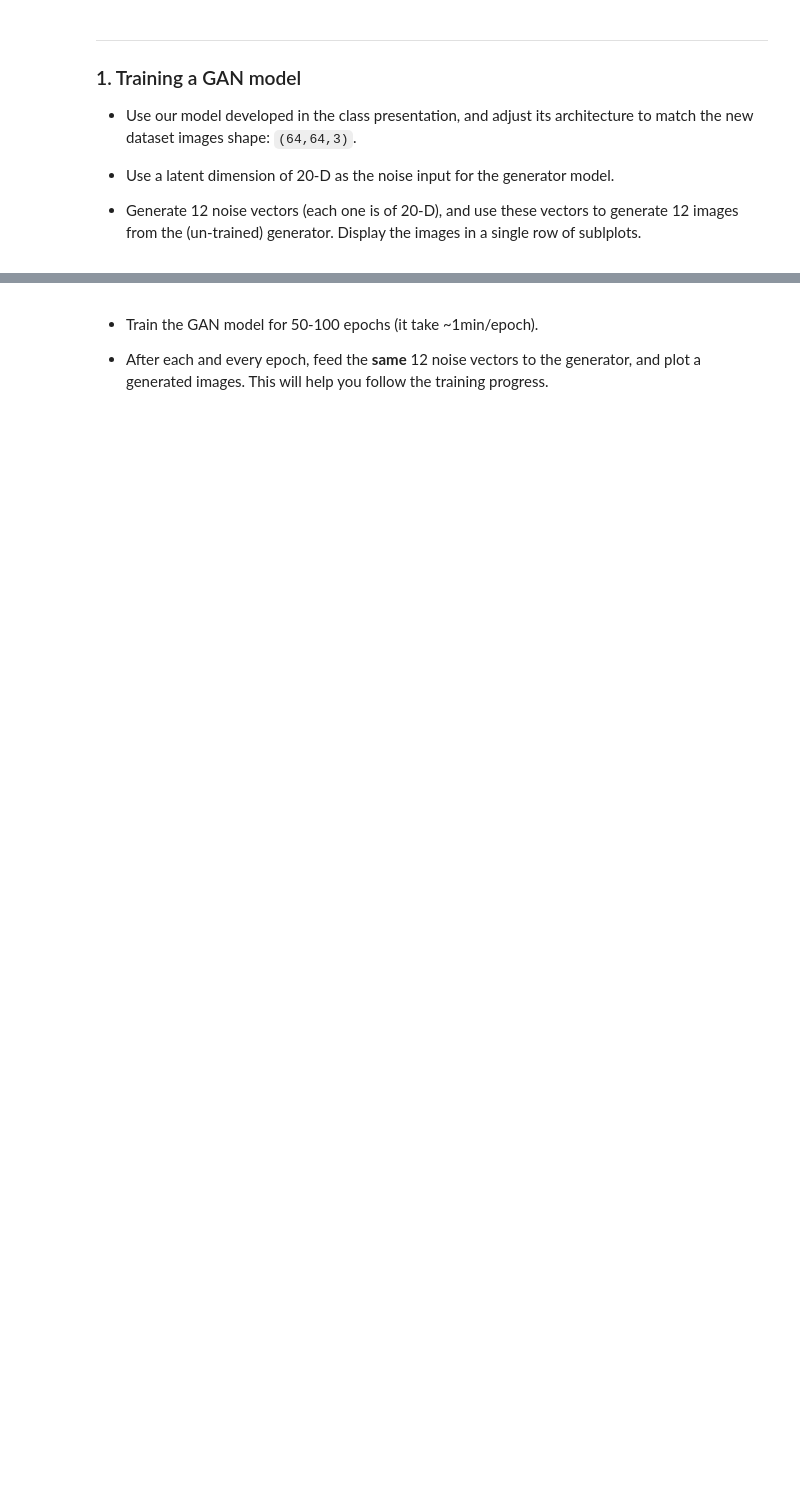
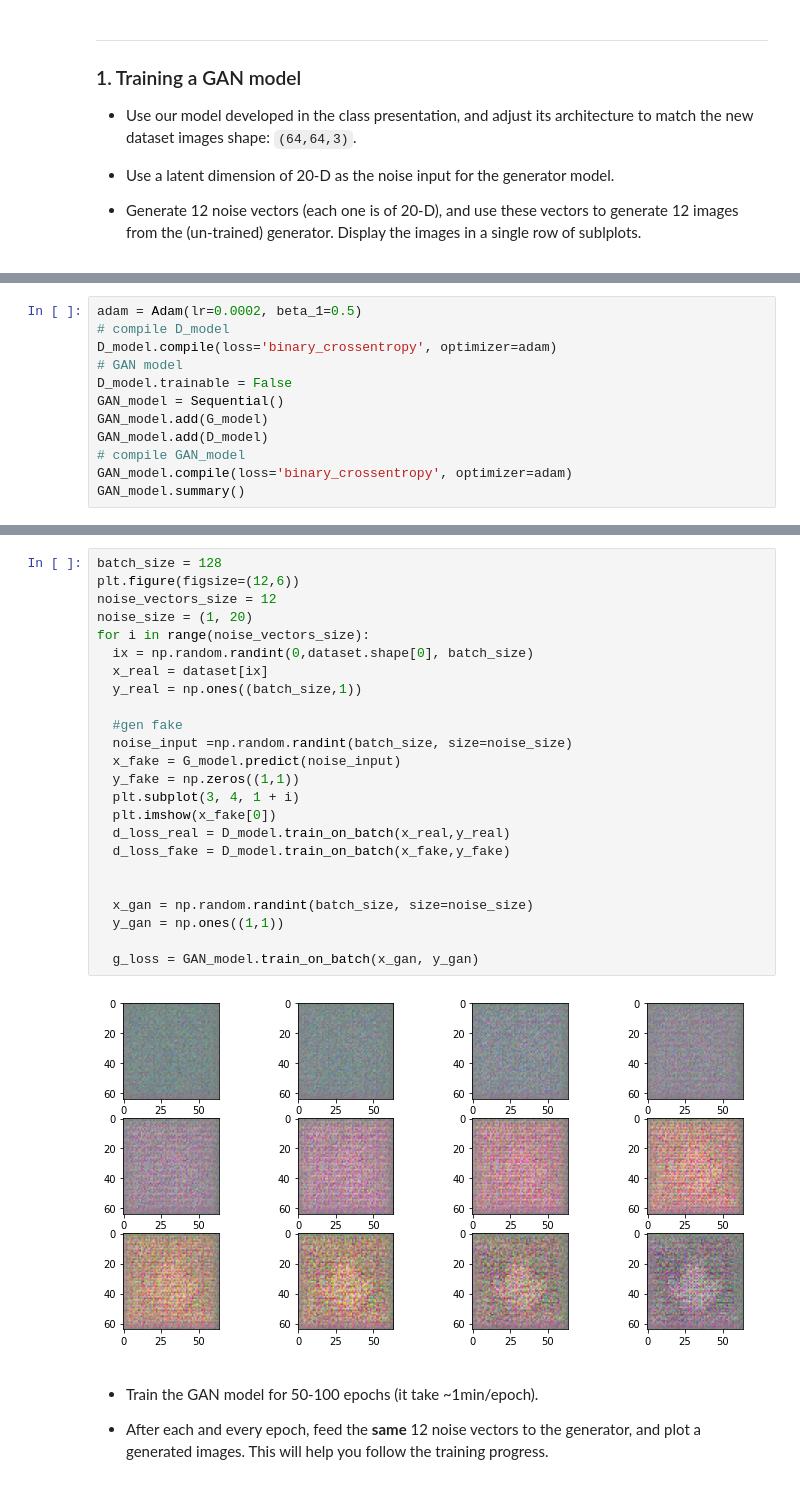
Before and after one commit to sergienko4/deep-learing, a Jupyter notebook: ex9.ipynb, the cells around one changed output, grey strips where cells are left out. Saved outputs shown, nothing was run; the diff lists cells and outputs as text; blank space fills up the shorter version.

Commit message:
training a GAN model

```diff
--- a/ex9.ipynb
+++ b/ex9.ipynb
@@ -60,0 +142,12 @@ for i in range(50):
+# %%
+adam = Adam(lr=0.0002, beta_1=0.5)
+# compile D_model
+D_model.compile(loss='binary_crossentropy', optimizer=adam)
+# GAN model
+D_model.trainable = False
+GAN_model = Sequential()
+GAN_model.add(G_model)
+GAN_model.add(D_model)
+# compile GAN_model
+GAN_model.compile(loss='binary_crossentropy', optimizer=adam)
+GAN_model.summary()
@@ -61,3 +168,29 @@ for i in range(50):
+# %%
+batch_size = 128
+plt.figure(figsize=(12,6))
+noise_vectors_size = 12
+noise_size = (1, 20)
+for i in range(noise_vectors_size):
+  ix = np.random.randint(0,dataset.shape[0], batch_size)
+  x_real = dataset[ix]
+  y_real = np.ones((batch_size,1))
+
+  #gen fake
+  noise_input =np.random.randint(batch_size, size=noise_size)
+  x_fake = G_model.predict(noise_input)
+  y_fake = np.zeros((1,1))
+  plt.subplot(3, 4, 1 + i)
+  plt.imshow(x_fake[0])
+  d_loss_real = D_model.train_on_batch(x_real,y_real)
+  d_loss_fake = D_model.train_on_batch(x_fake,y_fake)
+
+
+  x_gan = np.random.randint(batch_size, size=noise_size)
+  y_gan = np.ones((1,1))
+
+  g_loss = GAN_model.train_on_batch(x_gan, y_gan)
+# %% [output]
+[figure, added]
 # %% [markdown]
 - Train the GAN model for 50-100 epochs (it take ~1min/epoch).
 
```
Also changed, not shown: parts of 12 cells of this notebook.
